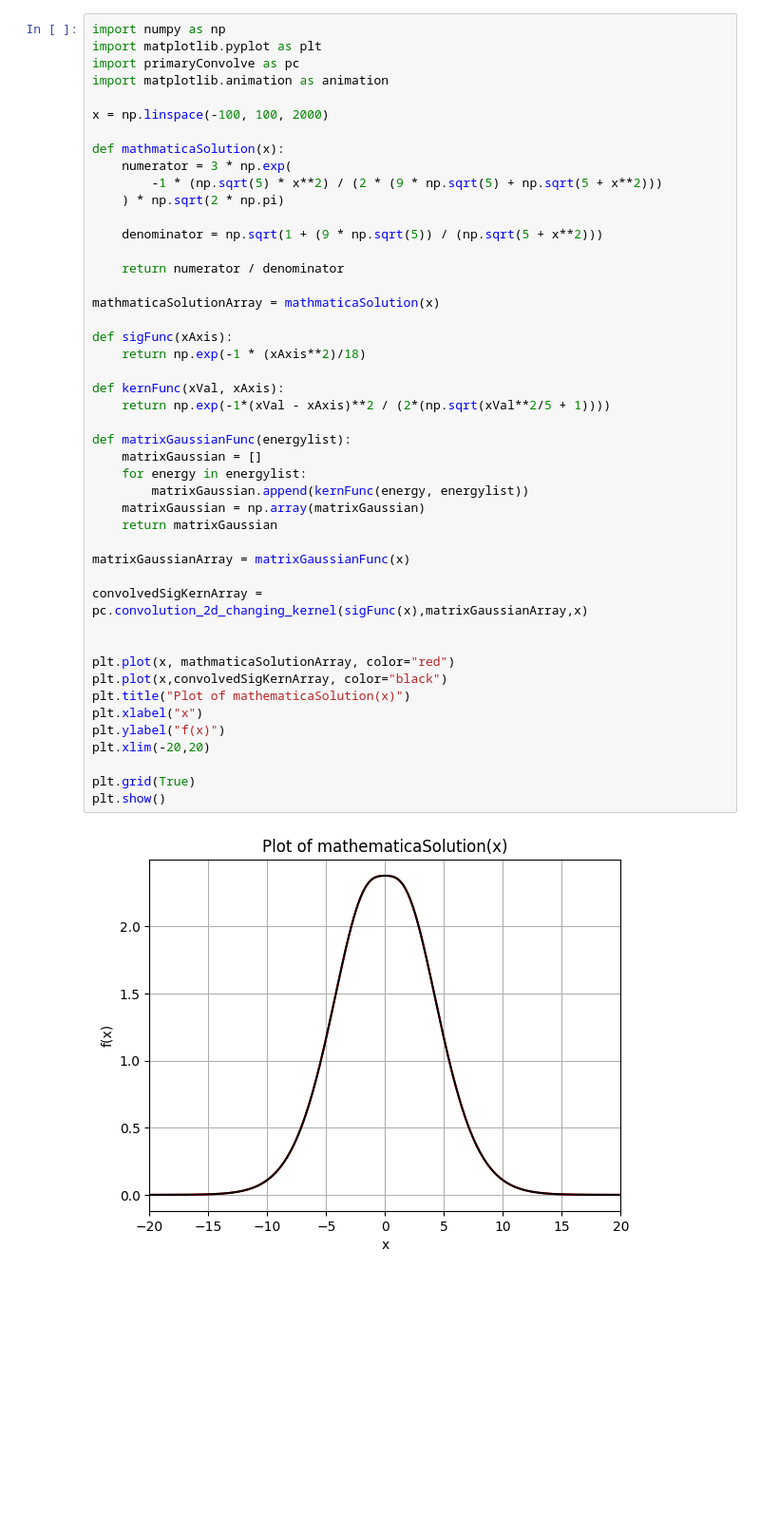
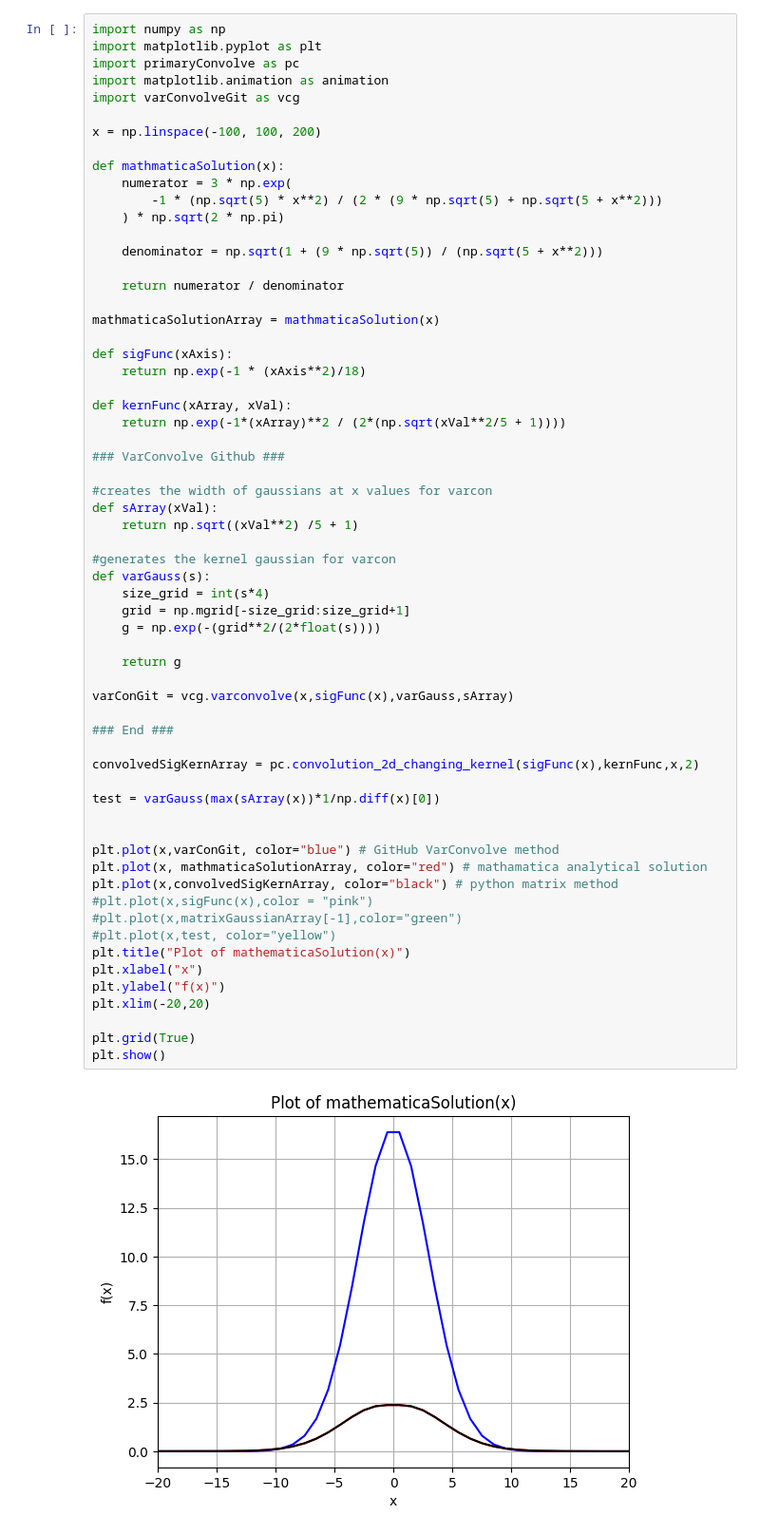
Before and after one commit to det-lab/elbe-data-convolution, a Jupyter notebook: DepConvLib/doubleGaussAnalytic.ipynb, the cells around one changed output. Shown: that part at 95% size. Drawn from its saved outputs; the diff is of its cells as text; blank space fills up the shorter version.

```diff
--- a/DepConvLib/doubleGaussAnalytic.ipynb
+++ b/DepConvLib/doubleGaussAnalytic.ipynb
@@ -143,46 +143,62 @@ import numpy as np
 import matplotlib.pyplot as plt
 import primaryConvolve as pc
 import matplotlib.animation as animation
+import varConvolveGit as vcg
 
-x = np.linspace(-100, 100, 2000)
+x = np.linspace(-100, 100, 200)
 
 def mathmaticaSolution(x):
     numerator = 3 * np.exp(
         -1 * (np.sqrt(5) * x**2) / (2 * (9 * np.sqrt(5) + np.sqrt(5 + x**2)))
     ) * np.sqrt(2 * np.pi)
 
     denominator = np.sqrt(1 + (9 * np.sqrt(5)) / (np.sqrt(5 + x**2)))
 
     return numerator / denominator
 
 mathmaticaSolutionArray = mathmaticaSolution(x)
 
 def sigFunc(xAxis):
     return np.exp(-1 * (xAxis**2)/18)
 
-def kernFunc(xVal, xAxis):
-    return np.exp(-1*(xVal - xAxis)**2 / (2*(np.sqrt(xVal**2/5 + 1))))
+def kernFunc(xArray, xVal):
+    return np.exp(-1*(xArray)**2 / (2*(np.sqrt(xVal**2/5 + 1))))
 
-def matrixGaussianFunc(energylist):
-    matrixGaussian = []
-    for energy in energylist:
-        matrixGaussian.append(kernFunc(energy, energylist))
-    matrixGaussian = np.array(matrixGaussian)
-    return matrixGaussian
+### VarConvolve Github ###
 
-matrixGaussianArray = matrixGaussianFunc(x)
+#creates the width of gaussians at x values for varcon
+def sArray(xVal):
+    return np.sqrt((xVal**2) /5 + 1)
 
-convolvedSigKernArray = pc.convolution_2d_changing_kernel(sigFunc(x),matrixGaussianArray,x)
+#generates the kernel gaussian for varcon
+def varGauss(s):
+    size_grid = int(s*4)
+    grid = np.mgrid[-size_grid:size_grid+1]
+    g = np.exp(-(grid**2/(2*float(s))))
+
+    return g
+
+varConGit = vcg.varconvolve(x,sigFunc(x),varGauss,sArray)
+
+### End ###
+
+convolvedSigKernArray = pc.convolution_2d_changing_kernel(sigFunc(x),kernFunc,x,2)
+
+test = varGauss(max(sArray(x))*1/np.diff(x)[0])
 
 
-plt.plot(x, mathmaticaSolutionArray, color="red")
-plt.plot(x,convolvedSigKernArray, color="black")
+plt.plot(x,varConGit, color="blue") # GitHub VarConvolve method
+plt.plot(x, mathmaticaSolutionArray, color="red") # mathamatica analytical solution
+plt.plot(x,convolvedSigKernArray, color="black") # python matrix method
+#plt.plot(x,sigFunc(x),color = "pink")
+#plt.plot(x,matrixGaussianArray[-1],color="green")
+#plt.plot(x,test, color="yellow")
 plt.title("Plot of mathematicaSolution(x)")
 plt.xlabel("x")
 plt.ylabel("f(x)")
 plt.xlim(-20,20)
 
 plt.grid(True)
 plt.show()
 # %% [output]
-[figure, old version]
+[figure, new version]
```
Also changed, not shown: parts of 3 cells of this notebook, 1 other file.
